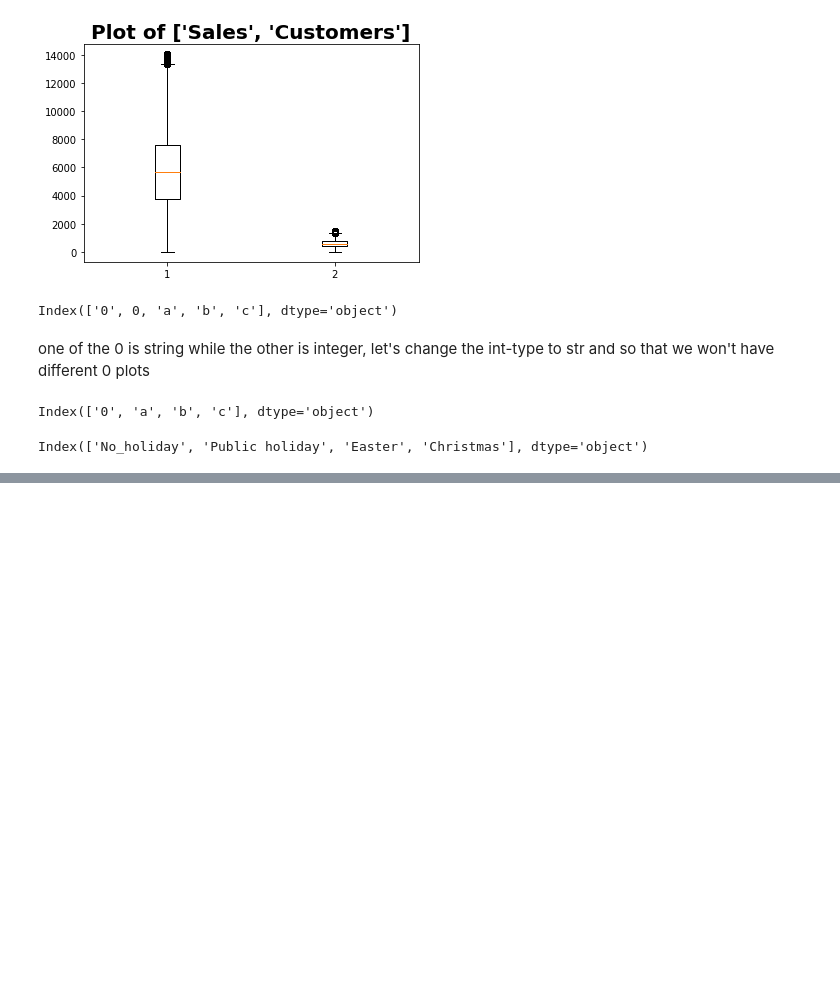
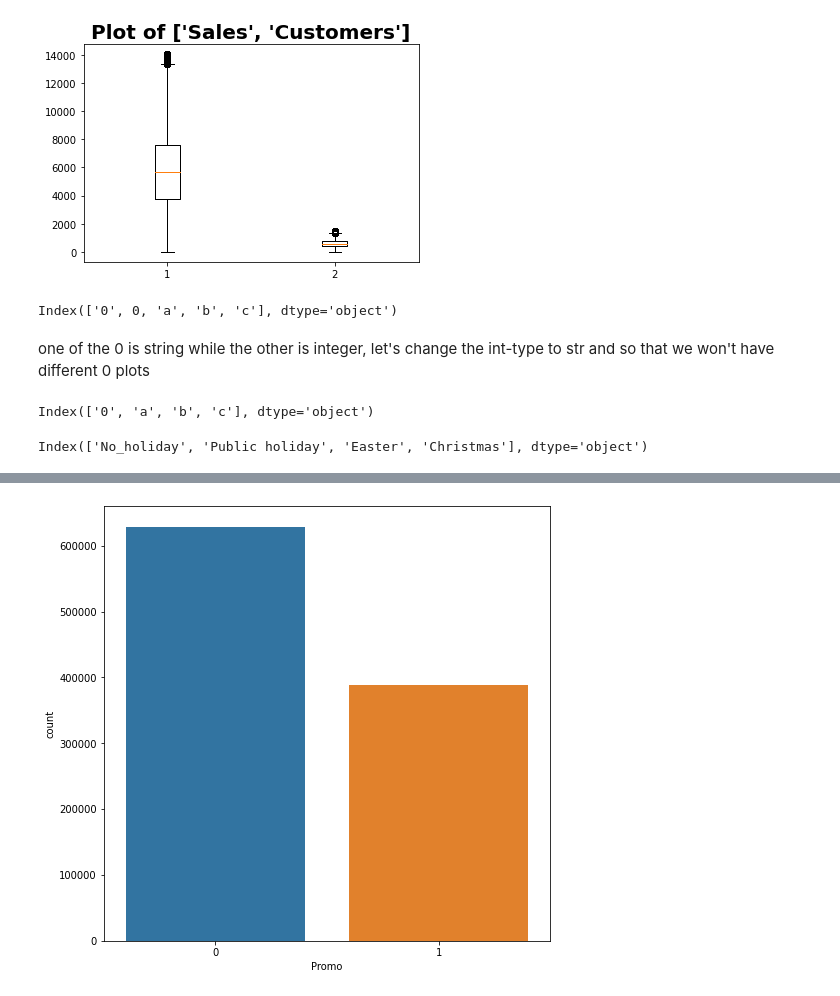
Before and after one commit to sel6/Rosmann_Pharmacy_prediction, a Jupyter notebook: notebooks/EDA.ipynb, the cells around one changed output, grey strips where cells are left out. Cells and saved outputs as stored; diff of their text form; code cells hidden in the pictures; blank space fills up the shorter version.

```diff
--- a/notebooks/EDA.ipynb
+++ b/notebooks/EDA.ipynb
@@ -250,0 +272,8 @@ plt.show()
+# %%
+def bar_graph(df, x_ax):
+    plt.figure(figsize=(8, 8))
+    sns.countplot(x=x_ax, data=df)
+
+bar_graph(promo_sales, "Promo")
+# %% [output]
+[figure, added]
```
Also changed, not shown: parts of 10 cells of this notebook.
